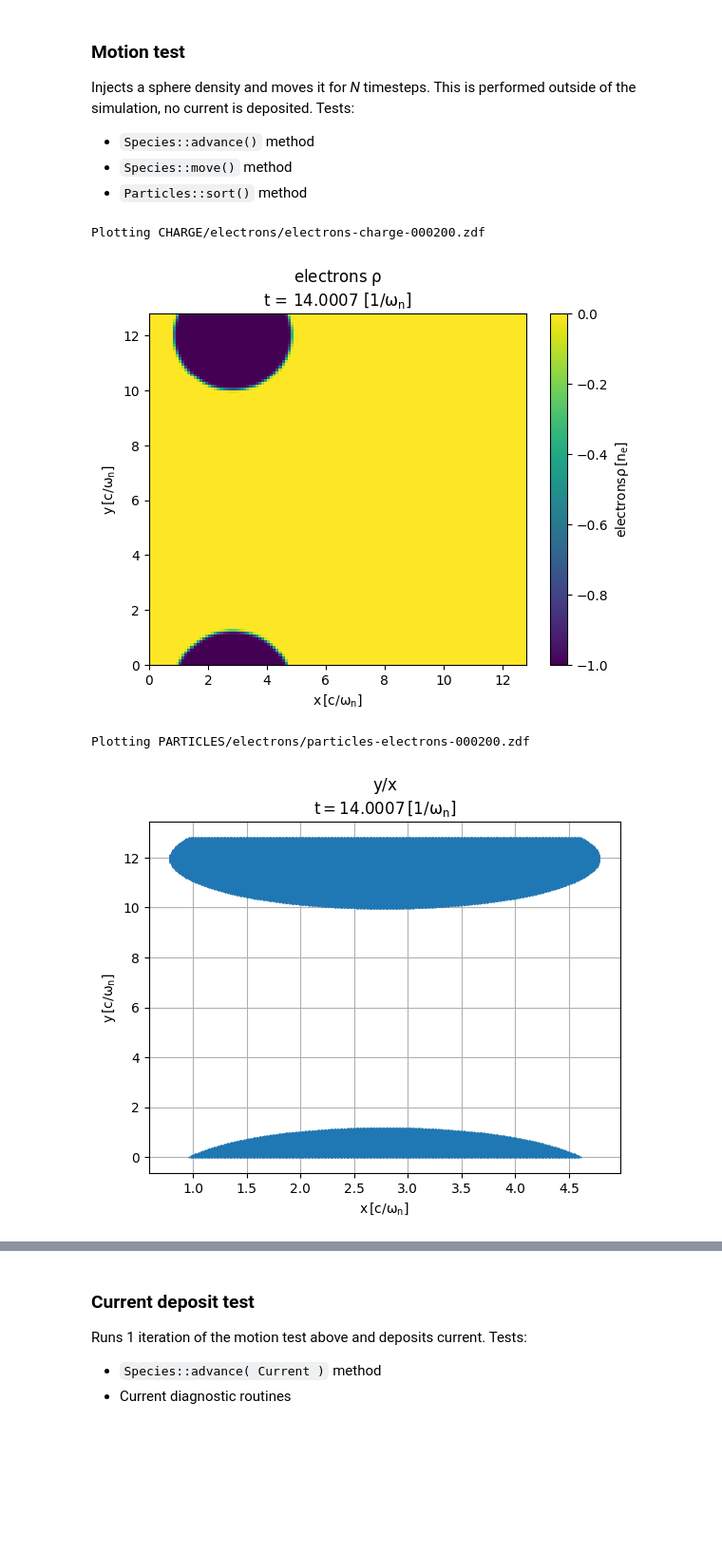
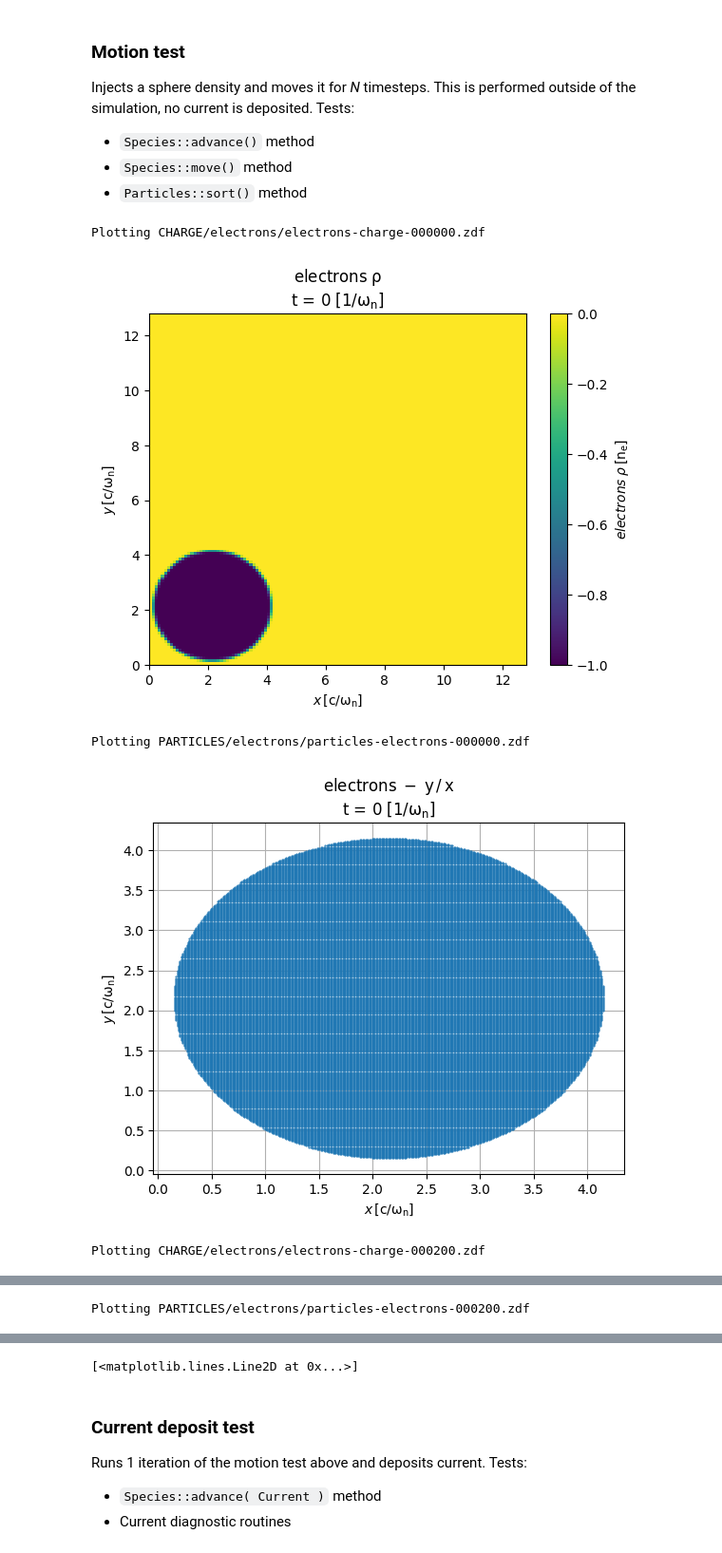
Before and after one commit to ricardo-fonseca/zpic-parallel, a Jupyter notebook: cuda-mpi/em2d/Debug.ipynb, the cells around one changed output, grey strips where cells are left out. Shown at 95% size. Saved outputs shown, nothing was run; the diff lists cells and outputs as text; code cells hidden in the pictures; blank space fills up the shorter version.

```diff
--- a/cuda-mpi/em2d/Debug.ipynb
+++ b/cuda-mpi/em2d/Debug.ipynb
@@ -95,16 +110,17 @@ Injects a sphere density and moves it for _N_ timesteps. This is performed outsi
 # %%
 import visxd
 
 # Initial density
-# visxd.plot_data("CHARGE/electrons/electrons-charge", 0 )
-# visxd.plot_part("PARTICLES/electrons/particles-electrons", 0 )
+visxd.plot_data("CHARGE/electrons/electrons-charge", 0 )
+visxd.plot_data("PARTICLES/electrons/particles-electrons", 0, qx = 'x', qy = 'y', marker='.', ms='1' )
 
 # Final density and particles
 iter = 200 # 200
 visxd.plot_data("CHARGE/electrons/electrons-charge", iter )
-visxd.plot_part("PARTICLES/electrons/particles-electrons", iter )
+visxd.plot_data("PARTICLES/electrons/particles-electrons", iter , qx = 'x', qy = 'y', marker='.', ms='1' )
 # %% [output]
-Plotting CHARGE/electrons/electrons-charge-000200.zdf
+Plotting CHARGE/electrons/electrons-charge-000000.zdf
-[figure, old version]
+[figure, new version]
-Plotting PARTICLES/electrons/particles-electrons-000200.zdf
+Plotting PARTICLES/electrons/particles-electrons-000000.zdf
-[figure, old version]
+[figure, new version]
+Plotting CHARGE/electrons/electrons-charge-000200.zdf
@@ -110,0 +128 @@ Plotting PARTICLES/electrons/particles-electrons-000200.zdf
+Plotting PARTICLES/electrons/particles-electrons-000200.zdf
@@ -111,3 +130,4 @@ Plotting PARTICLES/electrons/particles-electrons-000200.zdf
+[<matplotlib.lines.Line2D at 0x...>]
 # %% [markdown]
 ### Current deposit test
 
```
Also changed, not shown: parts of 13 cells of this notebook, 54 other files.
